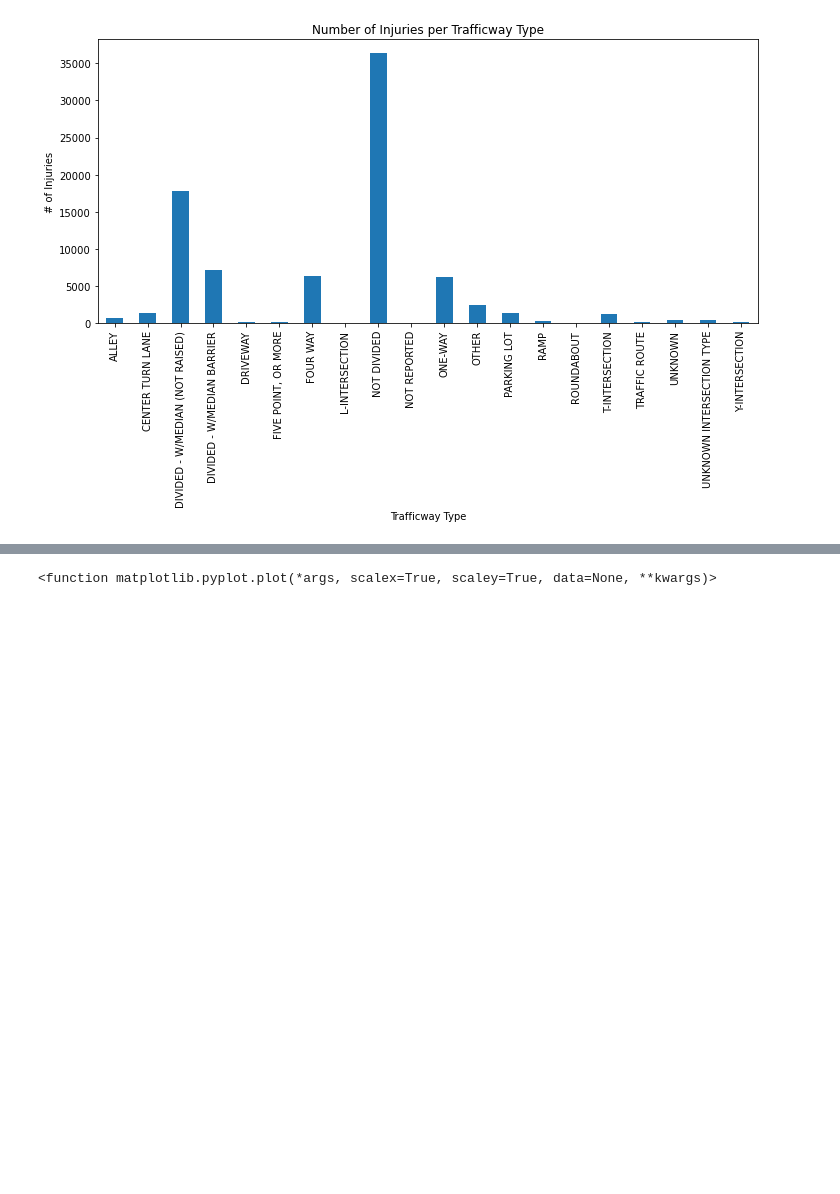
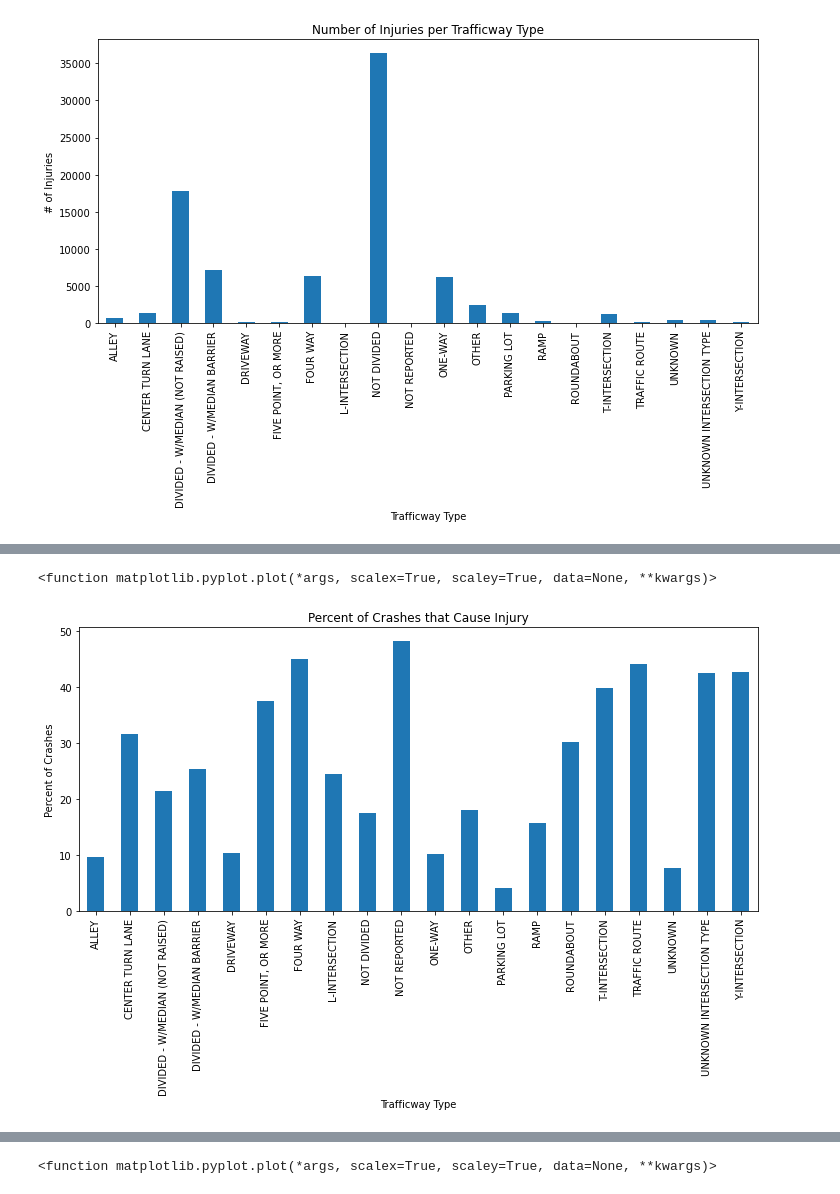
Before and after one commit to andrewbankston/project-one, a Jupyter notebook: Chicago_Crashes.ipynb, the cells around one changed output, grey strips where cells are left out. Saved outputs shown, nothing was run; the diff lists cells and outputs as text; code cells hidden in the pictures; blank space fills up the shorter version.

```diff
--- a/Chicago_Crashes.ipynb
+++ b/Chicago_Crashes.ipynb
@@ -203,3 +233,7 @@ plt.plot
 # %% [output]
 <function matplotlib.pyplot.plot(*args, scalex=True, scaley=True, data=None, **kwargs)>
 [figure]
+# %%
+injuries_trafficway['PERCENT_FATAL'] = (injuries_trafficway['INJURIES_FATAL']/injuries_trafficway['INJURIES_TOTAL'])*100
+injuries_trafficway['PERCENT_INJURY_CRASH'] = (trafficway_group['INJURIES_TOTAL'].sum()/trafficway_group['INJURIES_TOTAL'].count())*100
+injuries_trafficway
@@ -205,0 +259,11 @@ plt.plot
+# %%
+injuries_trafficway['PERCENT_INJURY_CRASH'].plot.bar(figsize = (10, 7))
+plt.tight_layout()
+plt.title("Percent of Crashes that Cause Injury")
+plt.xlabel("Trafficway Type")
+plt.ylabel("Percent of Crashes")
+plt.savefig("output_data/injuries_per_crash.png", bbox_inches = 'tight', pad_inches=1)
+plt.plot
+# %% [output]
+<function matplotlib.pyplot.plot(*args, scalex=True, scaley=True, data=None, **kwargs)>
+[figure, added]
```
Also changed, not shown: parts of 9 cells of this notebook, 7 other files.
